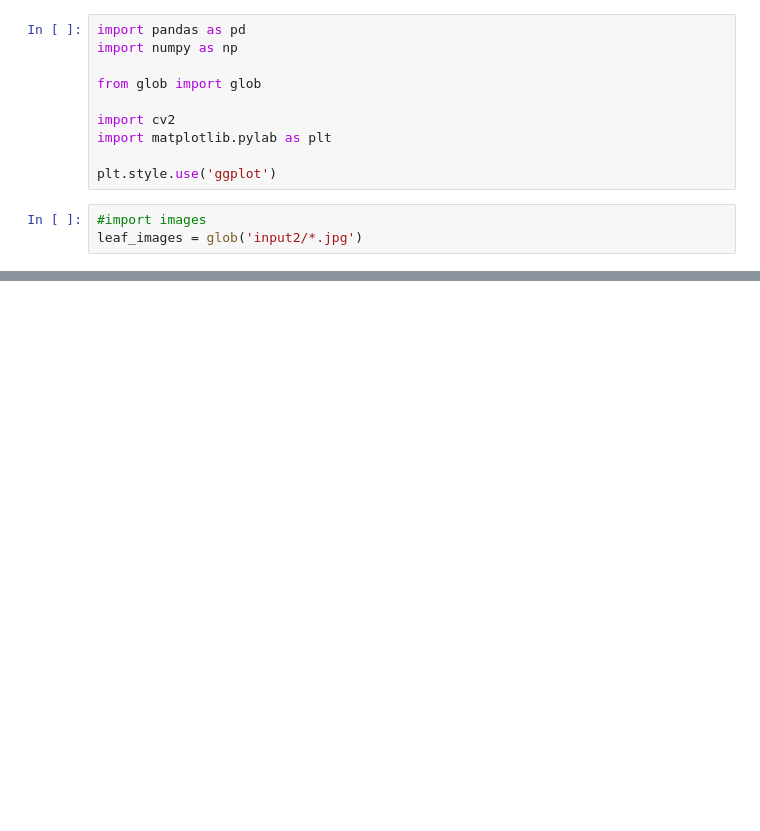
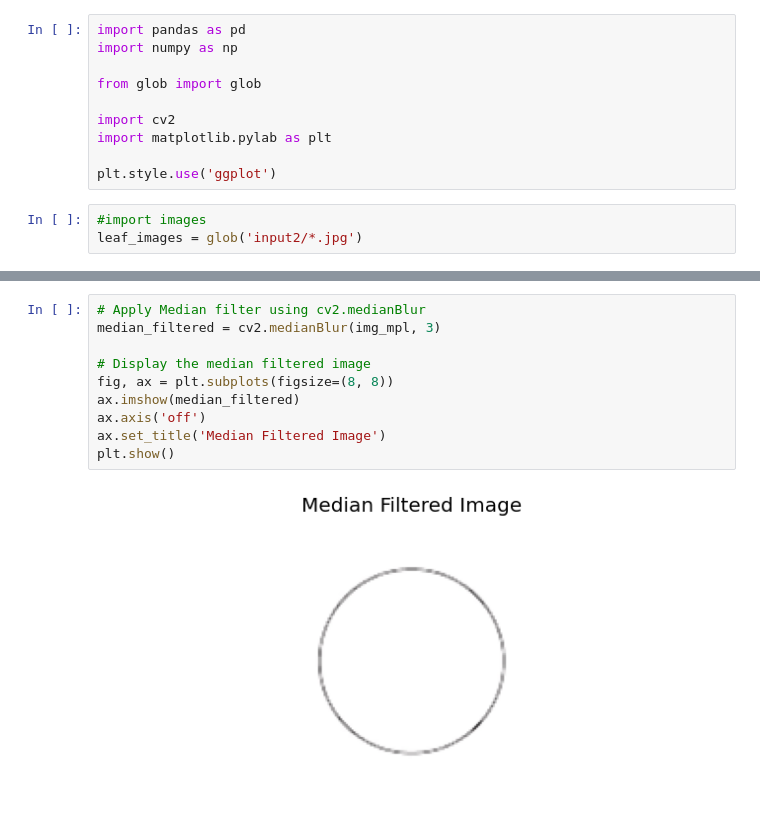
Before and after one commit to Namprire/image_processing, a Jupyter notebook: img_proc2.ipynb, the cells around one changed output, grey strips where cells are left out. Drawn from its saved outputs; the diff is of its cells as text; blank space fills up the shorter version.

```diff
--- a/img_proc2.ipynb
+++ b/img_proc2.ipynb
@@ -81,0 +119,12 @@ plt.show()
+# %%
+# Apply Median filter using cv2.medianBlur
+median_filtered = cv2.medianBlur(img_mpl, 3)
+
+# Display the median filtered image
+fig, ax = plt.subplots(figsize=(8, 8))
+ax.imshow(median_filtered)
+ax.axis('off')
+ax.set_title('Median Filtered Image')
+plt.show()
+# %% [output]
+[figure, added]
```
Also changed, not shown: parts of 13 cells of this notebook.
